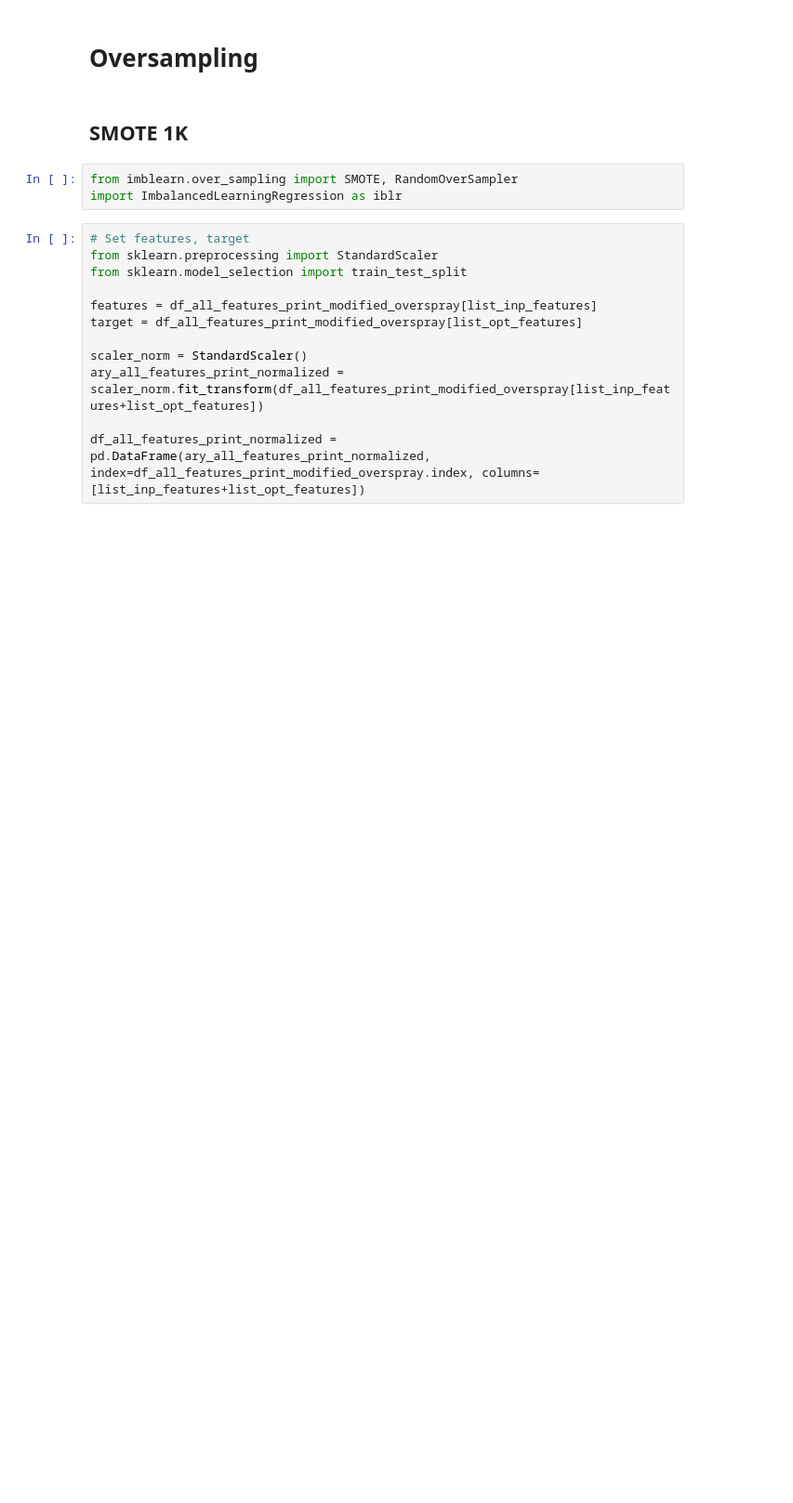
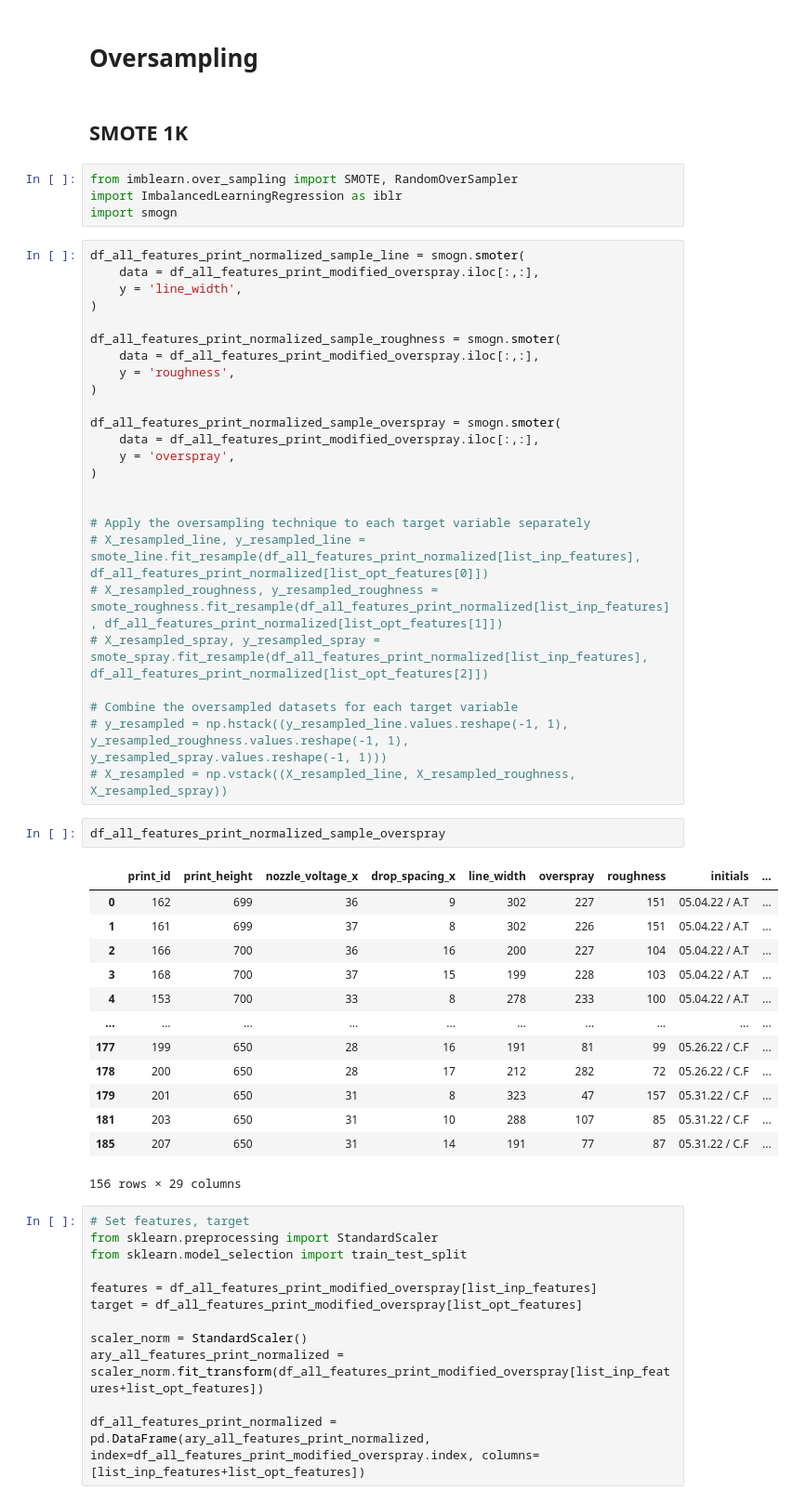
Before and after one commit to ratulalahy/process_property_linkage, a Jupyter notebook: notebooks/prediction/prediction_0.1.1.ipynb, the cells around one changed output. Shown at 93% size. Cells and saved outputs as stored; diff of their text form; blank space fills up the shorter version.

```diff
--- a/notebooks/prediction/prediction_0.1.1.ipynb
+++ b/notebooks/prediction/prediction_0.1.1.ipynb
@@ -798,6 +800,48 @@ HTML(models[['Model','Adjusted R-Squared', 'R-Squared', 'RMSE']].style.apply(lam
 # %%
 from imblearn.over_sampling import SMOTE, RandomOverSampler
 import ImbalancedLearningRegression as iblr
+import smogn
+# %%
+df_all_features_print_normalized_sample_line = smogn.smoter(
+    data = df_all_features_print_modified_overspray.iloc[:,:],
+    y = 'line_width',
+)
+
+df_all_features_print_normalized_sample_roughness = smogn.smoter(
+    data = df_all_features_print_modified_overspray.iloc[:,:],
+    y = 'roughness',
+)
+
+df_all_features_print_normalized_sample_overspray = smogn.smoter(
+    data = df_all_features_print_modified_overspray.iloc[:,:],
+    y = 'overspray',
+)
+
+
+# Apply the oversampling technique to each target variable separately
+# X_resampled_line, y_resampled_line = smote_line.fit_resample(df_all_features_print_normalized[list_inp_features], df_all_features_print_normalized[list_opt_features[0]])
+# X_resampled_roughness, y_resampled_roughness = smote_roughness.fit_resample(df_all_features_print_normalized[list_inp_features], df_all_features_print_normalized[list_opt_features[1]])
+# X_resampled_spray, y_resampled_spray = smote_spray.fit_resample(df_all_features_print_normalized[list_inp_features], df_all_features_print_normalized[list_opt_features[2]])
+
+# Combine the oversampled datasets for each target variable
+# y_resampled = np.hstack((y_resampled_line.values.reshape(-1, 1), y_resampled_roughness.values.reshape(-1, 1), y_resampled_spray.values.reshape(-1, 1)))
+# X_resampled = np.vstack((X_resampled_line, X_resampled_roughness, X_resampled_spray))
+# %%
+df_all_features_print_normalized_sample_overspray
+# %% [output]
+|  | print_id | print_height | nozzle_voltage_x | drop_spacing_x | line_width | overspray | roughness | initials | ... |
+| 0 | 162 | 699 | 36 | 9 | 302 | 227 | 151 | 05.04.22 / A.T | ... |
+| 1 | 161 | 699 | 37 | 8 | 302 | 226 | 151 | 05.04.22 / A.T | ... |
+| 2 | 166 | 700 | 36 | 16 | 200 | 227 | 104 | 05.04.22 / A.T | ... |
+| 3 | 168 | 700 | 37 | 15 | 199 | 228 | 103 | 05.04.22 / A.T | ... |
+| 4 | 153 | 700 | 33 | 8 | 278 | 233 | 100 | 05.04.22 / A.T | ... |
+| ... | ... | ... | ... | ... | ... | ... | ... | ... | ... |
+| 177 | 199 | 650 | 28 | 16 | 191 | 81 | 99 | 05.26.22 / C.F | ... |
+| 178 | 200 | 650 | 28 | 17 | 212 | 282 | 72 | 05.26.22 / C.F | ... |
+| 179 | 201 | 650 | 31 | 8 | 323 | 47 | 157 | 05.31.22 / C.F | ... |
+| 181 | 203 | 650 | 31 | 10 | 288 | 107 | 85 | 05.31.22 / C.F | ... |
+| 185 | 207 | 650 | 31 | 14 | 191 | 77 | 87 | 05.31.22 / C.F | ... |
+156 rows × 29 columns
 # %%
 # Set features, target
 from sklearn.preprocessing import StandardScaler
```
Also changed, not shown: parts of 6 cells of this notebook, 10 other files.
